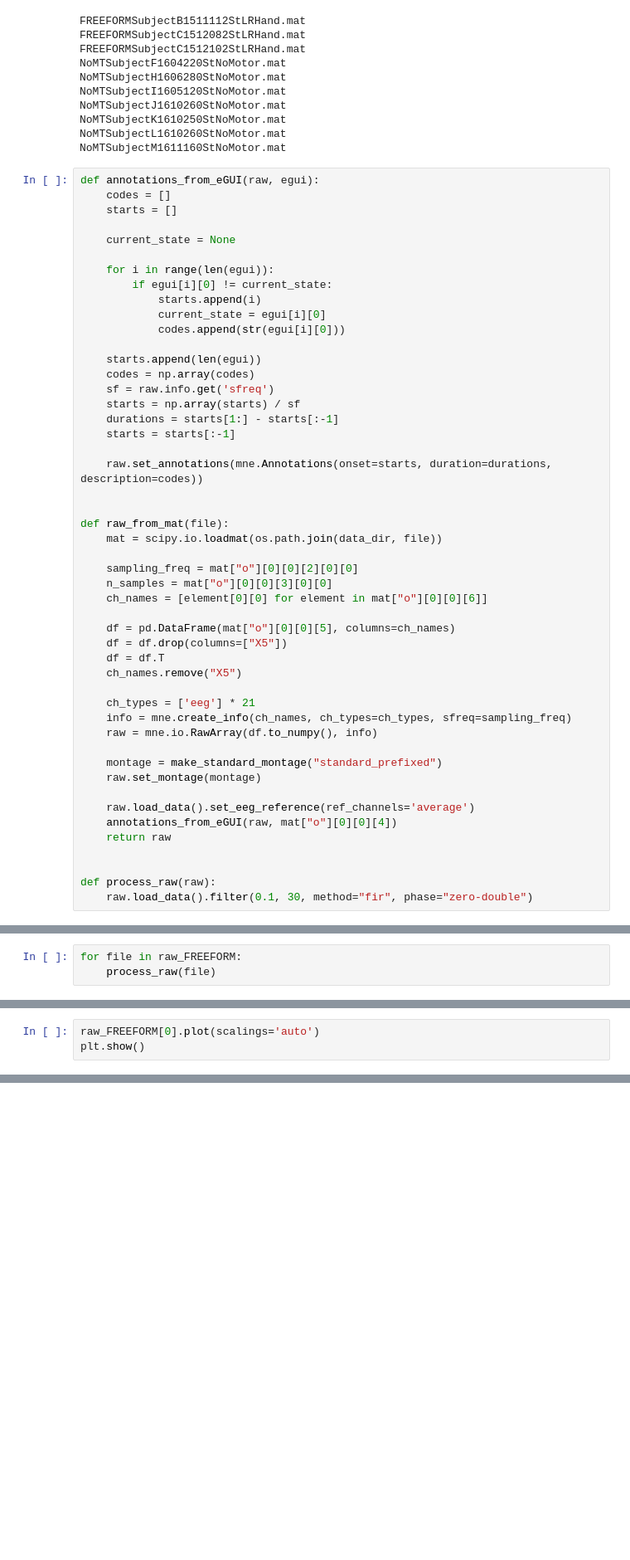
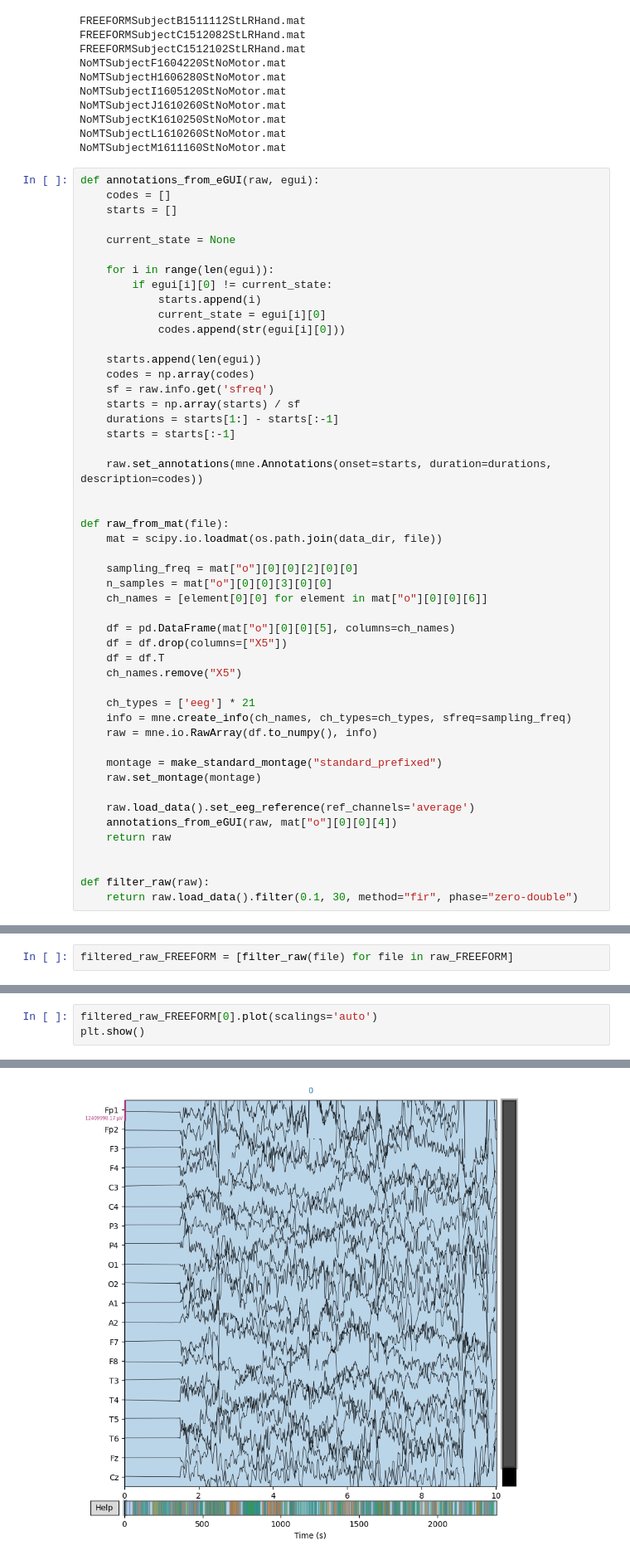
Before and after one commit to Alexanderstaehle/Neuorinformatics_project, a Jupyter notebook: annotations.ipynb, the cells around one changed output, grey strips where cells are left out. Shown: that part at 83% size. Cells and saved outputs as stored; diff of their text form; blank space fills up the shorter version.

Commit message:
Add auto ICA

```diff
--- a/annotations.ipynb
+++ b/annotations.ipynb
@@ -69,8 +69,8 @@ def raw_from_mat(file):
     return raw
 
 
-def process_raw(raw):
-    raw.load_data().filter(0.1, 30, method="fir", phase="zero-double")
+def filter_raw(raw):
+    return raw.load_data().filter(0.1, 30, method="fir", phase="zero-double")
 # %%
 # files_5f = [file for file in data_files if "5F" in file]
 raw_NoMT = [raw_from_mat(file) for file in data_files if "NoMT" in file]
@@ -117,6 +117,5 @@ Counter({'0': 966, '5': 171, '1': 163, '2': 159, '4': 156, '3': 156, '6': 152, '
 # %%
-for file in raw_FREEFORM:
-    process_raw(file)
+filtered_raw_FREEFORM = [filter_raw(file) for file in raw_FREEFORM]
 # %% [output]
 Filtering raw data in 1 contiguous segment
 Setting up band-pass filter from 0.1 - 30 Hz
@@ -169,4 +177,4 @@ Designing a two-pass forward and reverse, zero-phase, non-causal bandpass filter
 # %%
-raw_FREEFORM[0].plot(scalings='auto')
+filtered_raw_FREEFORM[0].plot(scalings='auto')
 plt.show()
 # %% [output]
@@ -209,0 +182 @@ none
+[figure, added]
```
Also changed, not shown: parts of 8 cells of this notebook, 1 other file.
